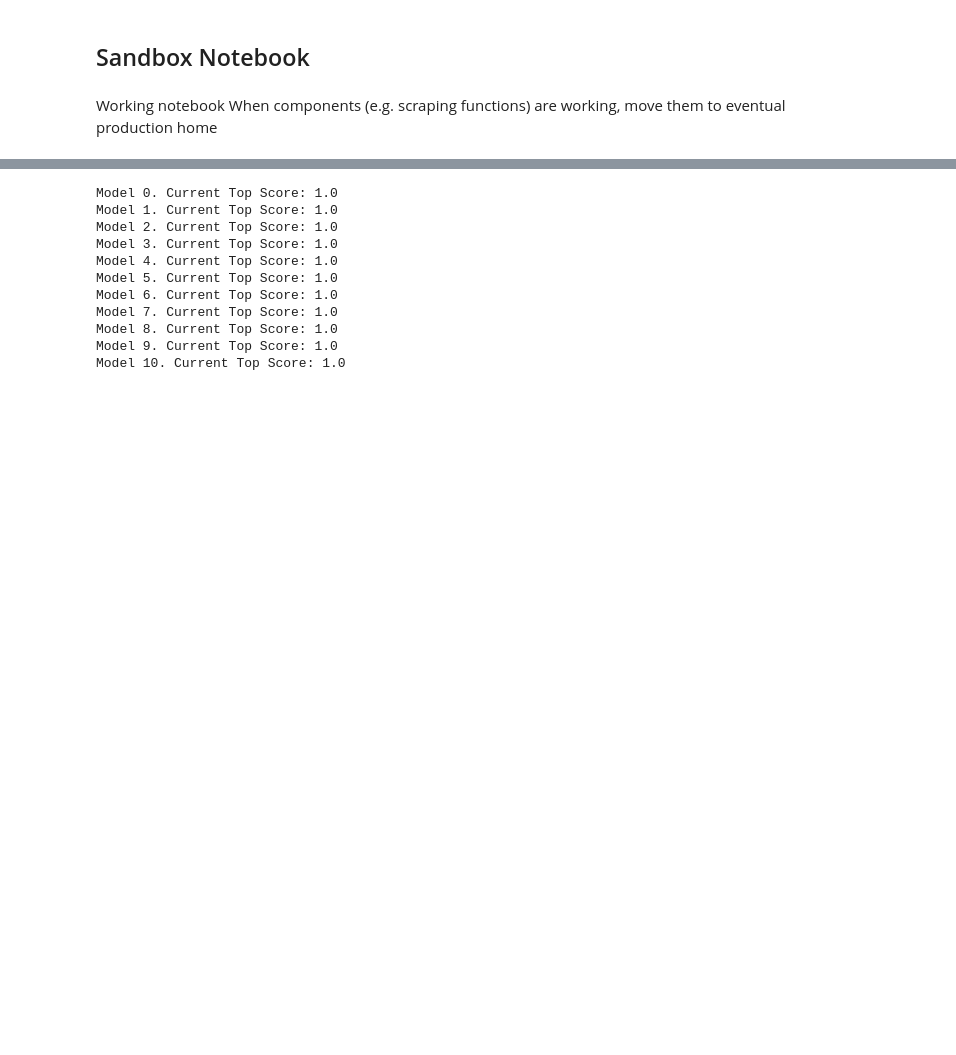
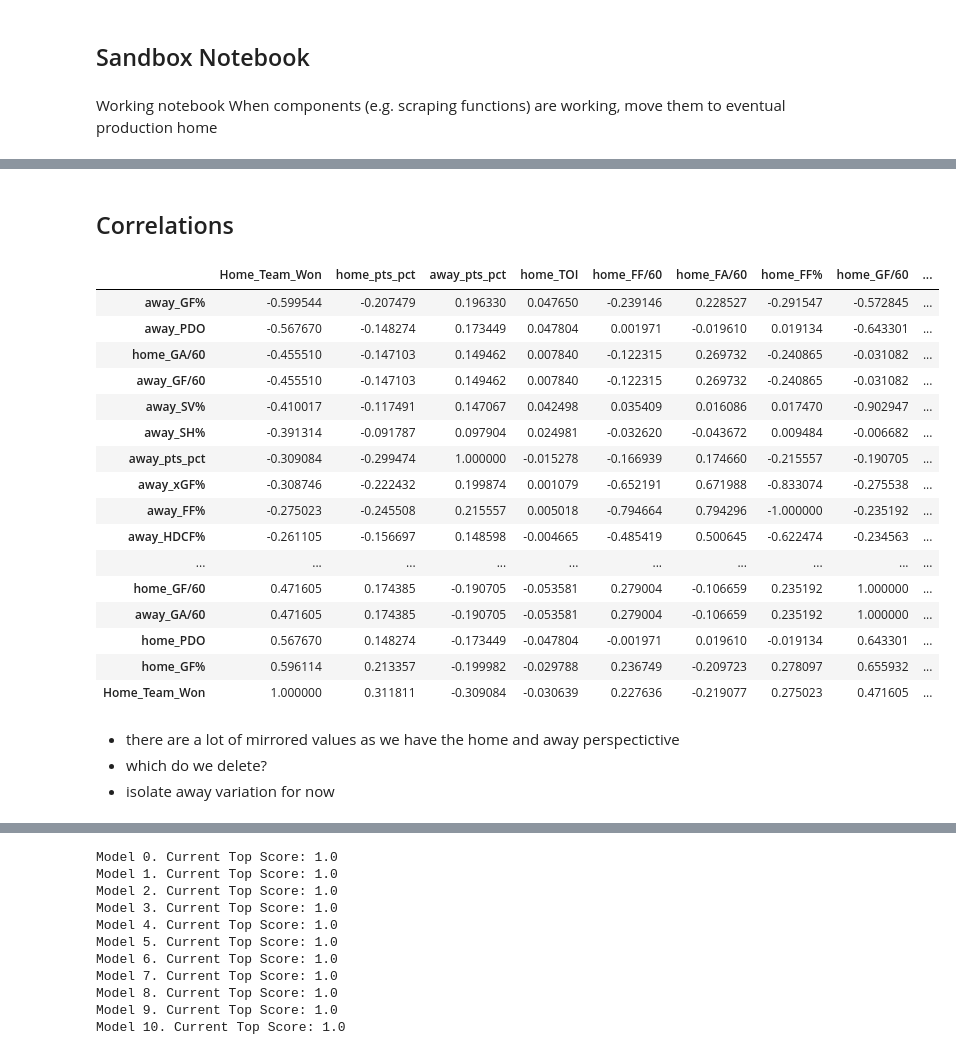
Before and after one commit to jbenasuli/nhl-predictons, a Jupyter notebook: nhl-predictions-sandbox.ipynb, the cells around one changed output, grey strips where cells are left out. Drawn from its saved outputs; the diff is of its cells as text; code cells hidden in the pictures; blank space fills up the shorter version.

```diff
--- a/nhl-predictions-sandbox.ipynb
+++ b/nhl-predictions-sandbox.ipynb
@@ -746,0 +57,21 @@ scoring = ['neg_log_loss', 'accuracy']
+# %%
+# Notebook Config
+from pprintpp import pprint as pp
+%reload_ext pprintpp
+from tqdm import tqdm
+from io import StringIO
+
+## Suppress Python Warnings (Future, Deprecation)
+warnings.filterwarnings("ignore", category= FutureWarning)
+warnings.filterwarnings("ignore", category=DeprecationWarning)
+
+## Suppress Pandas Warnings (SettingWithCopy)
+pd.options.mode.chained_assignment = None
+
+## Pandas Display Config
+pd.options.display.max_columns = 80
+# pd.options.display.width = None
+
+## Display SKLearn estimators as diagrams
+from sklearn import set_config
+set_config(display= 'diagram')
@@ -746,0 +80,4 @@ scoring = ['neg_log_loss', 'accuracy']
+# %%
+# load modeling df
+modeling_df = pd.read_csv('modeling_data.csv')
+modeling_df
@@ -746,0 +159,2 @@ scoring = ['neg_log_loss', 'accuracy']
+# %% [markdown]
+## Correlations
@@ -746,0 +170,25 @@ scoring = ['neg_log_loss', 'accuracy']
+# %%
+corr_df = modeling_df.corr().sort_values('Home_Team_Won') # ignore season_id
+corr_df
+# %% [output]
+|  | Home_Team_Won | home_pts_pct | away_pts_pct | home_TOI | home_FF/60 | home_FA/60 | home_FF% | home_GF/60 | ... |
+| away_GF% | -0.599544 | -0.207479 | 0.196330 | 0.047650 | -0.239146 | 0.228527 | -0.291547 | -0.572845 | ... |
+| away_PDO | -0.567670 | -0.148274 | 0.173449 | 0.047804 | 0.001971 | -0.019610 | 0.019134 | -0.643301 | ... |
+| home_GA/60 | -0.455510 | -0.147103 | 0.149462 | 0.007840 | -0.122315 | 0.269732 | -0.240865 | -0.031082 | ... |
+| away_GF/60 | -0.455510 | -0.147103 | 0.149462 | 0.007840 | -0.122315 | 0.269732 | -0.240865 | -0.031082 | ... |
+| away_SV% | -0.410017 | -0.117491 | 0.147067 | 0.042498 | 0.035409 | 0.016086 | 0.017470 | -0.902947 | ... |
+| away_SH% | -0.391314 | -0.091787 | 0.097904 | 0.024981 | -0.032620 | -0.043672 | 0.009484 | -0.006682 | ... |
+| away_pts_pct | -0.309084 | -0.299474 | 1.000000 | -0.015278 | -0.166939 | 0.174660 | -0.215557 | -0.190705 | ... |
+| away_xGF% | -0.308746 | -0.222432 | 0.199874 | 0.001079 | -0.652191 | 0.671988 | -0.833074 | -0.275538 | ... |
+| away_FF% | -0.275023 | -0.245508 | 0.215557 | 0.005018 | -0.794664 | 0.794296 | -1.000000 | -0.235192 | ... |
+| away_HDCF% | -0.261105 | -0.156697 | 0.148598 | -0.004665 | -0.485419 | 0.500645 | -0.622474 | -0.234563 | ... |
+| ... | ... | ... | ... | ... | ... | ... | ... | ... | ... |
+| home_GF/60 | 0.471605 | 0.174385 | -0.190705 | -0.053581 | 0.279004 | -0.106659 | 0.235192 | 1.000000 | ... |
+| away_GA/60 | 0.471605 | 0.174385 | -0.190705 | -0.053581 | 0.279004 | -0.106659 | 0.235192 | 1.000000 | ... |
+| home_PDO | 0.567670 | 0.148274 | -0.173449 | -0.047804 | -0.001971 | 0.019610 | -0.019134 | 0.643301 | ... |
+| home_GF% | 0.596114 | 0.213357 | -0.199982 | -0.029788 | 0.236749 | -0.209723 | 0.278097 | 0.655932 | ... |
+| Home_Team_Won | 1.000000 | 0.311811 | -0.309084 | -0.030639 | 0.227636 | -0.219077 | 0.275023 | 0.471605 | ... |
+# %% [markdown]
+- there are a lot of mirrored values as we have the home and away perspectictive
+- which do we delete?
+- isolate away variation for now
```
Also changed, not shown: parts of 108 cells of this notebook, 3 other files.
